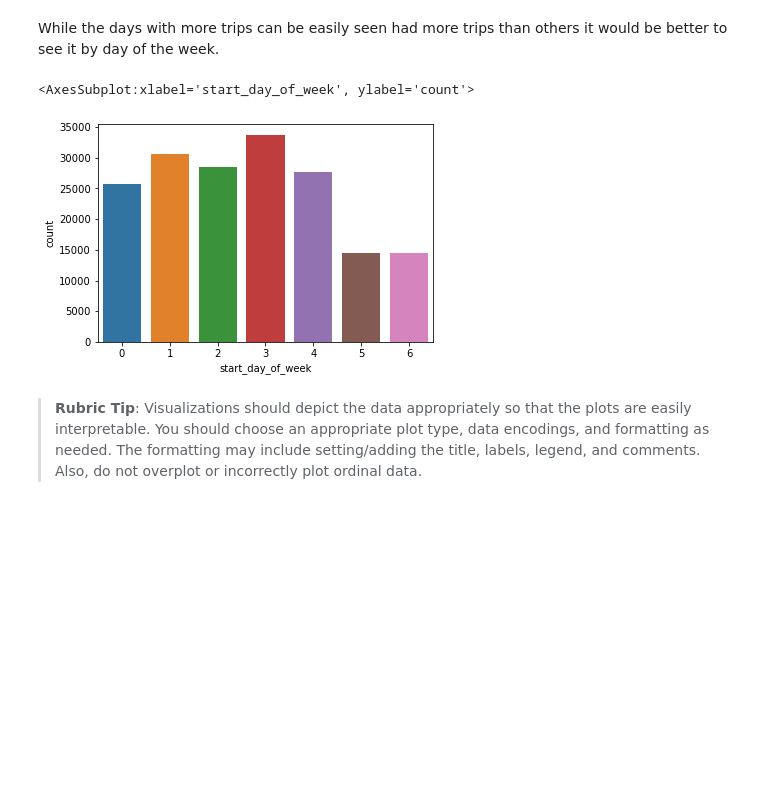
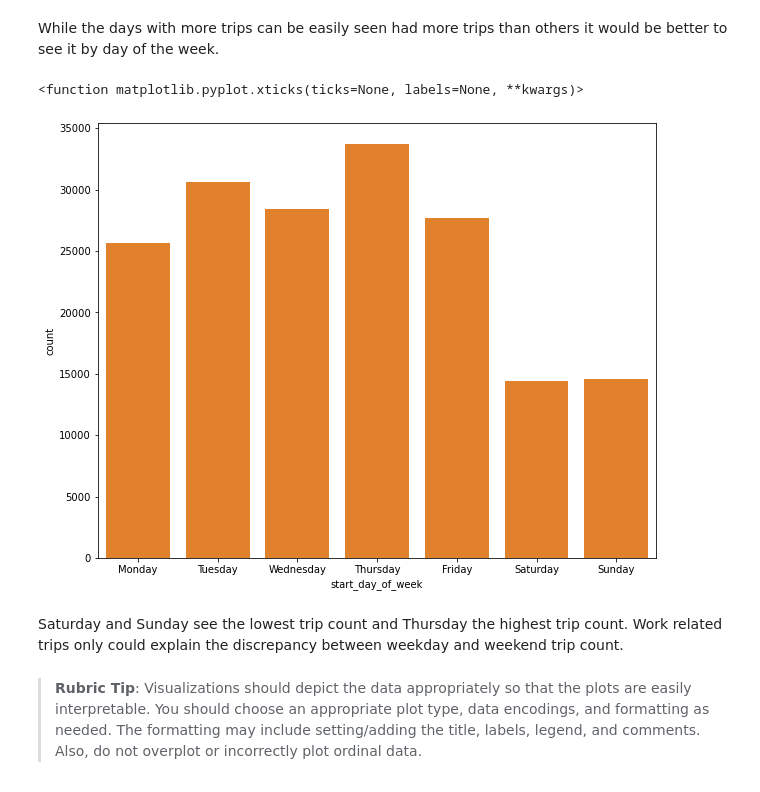
Before and after one commit to LukeConfait/udacity_data_analysis_projects, a Jupyter notebook: project_3/Part_I_exploration_template.ipynb, the cells around one changed output. Saved outputs shown, nothing was run; the diff lists cells and outputs as text; code cells hidden in the pictures; blank space fills up the shorter version.

```diff
--- a/project_3/Part_I_exploration_template.ipynb
+++ b/project_3/Part_I_exploration_template.ipynb
@@ -327,10 +321,15 @@ plt.title('Histogram of the trip count per start date');
 # %% [markdown]
 While the days with more trips can be easily seen had more trips than others it would be better to see it by day of the week.
-# %%
-sb.countplot(data=bike_data_analysis, x='start_day_of_week')
-# %% [output]
-<AxesSubplot:xlabel='start_day_of_week', ylabel='count'>
-[figure, removed]
+# %%
+plt.figure(figsize=[10,8])
+days = ['Monday','Tuesday','Wednesday','Thursday','Friday','Saturday','Sunday']
+sb.countplot(data=bike_data_analysis, x='start_day_of_week',order=days,color=base_color)
+plt.xticks
+# %% [output]
+<function matplotlib.pyplot.xticks(ticks=None, labels=None, **kwargs)>
+[figure, added]
+# %% [markdown]
+Saturday and Sunday see the lowest trip count and Thursday the highest trip count. Work related trips only could explain the discrepancy between weekday and weekend trip count.
 # %% [markdown]
 
 
```
Also changed, not shown: parts of 9 cells of this notebook, 1 other file.
